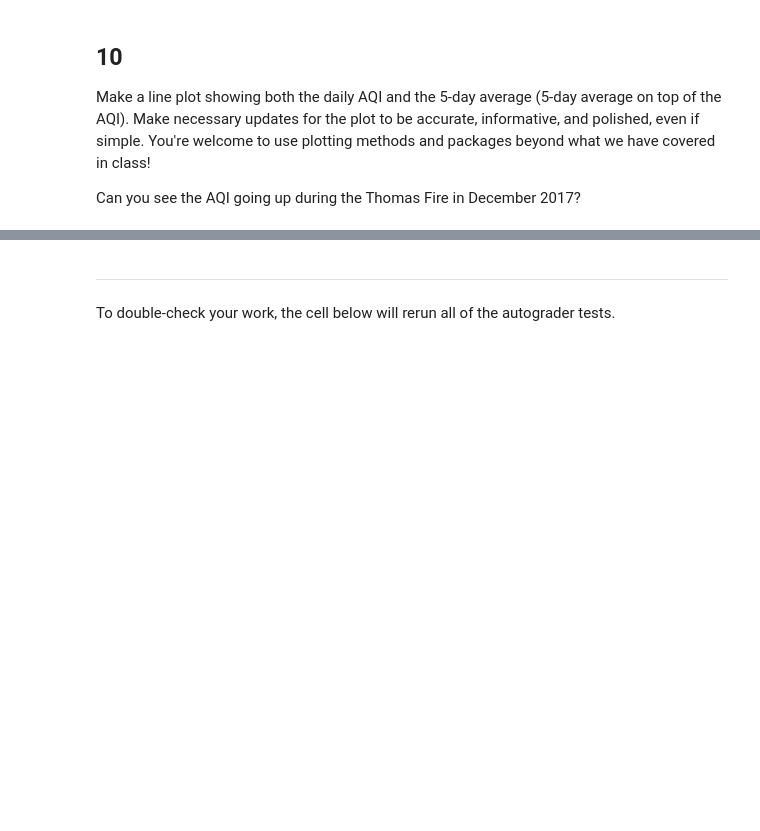
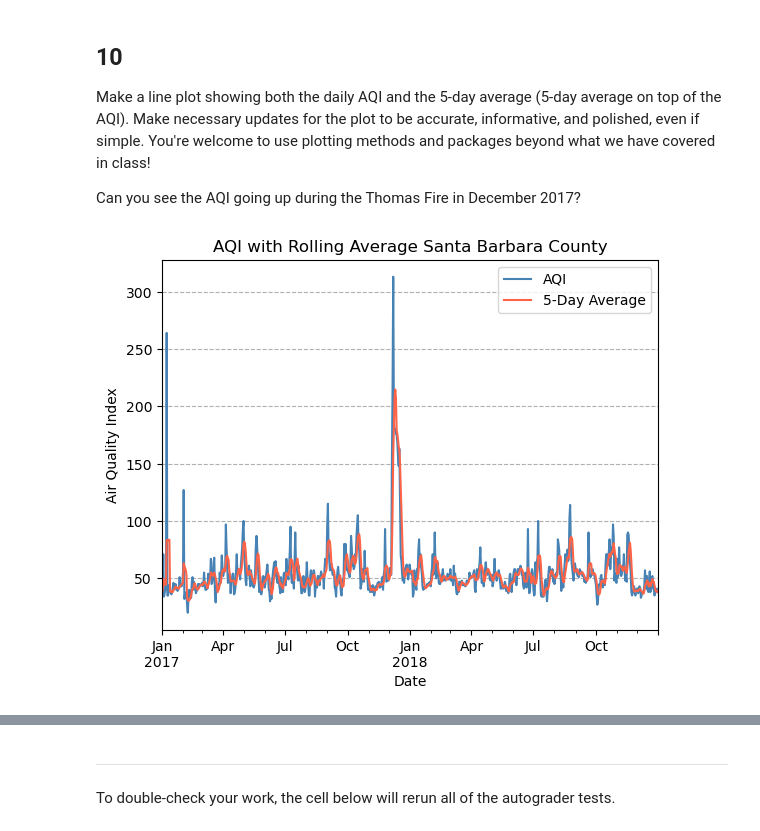
Before and after one commit to ht-oliver/eds220-hwk2, a Jupyter notebook: task3/hwk2-task3-aqi.ipynb, the cells around one changed output, grey strips where cells are left out. Cells and saved outputs as stored; diff of their text form; code cells hidden in the pictures; blank space fills up the shorter version.

```diff
--- a/task3/hwk2-task3-aqi.ipynb
+++ b/task3/hwk2-task3-aqi.ipynb
@@ -251,7 +293,10 @@ c. What is the data type of the `date` column? Write your answer in the markdown
 In the following cell:
 1. Update the date column of `aqi_sb` to be a `pandas.datetime` object.
 2. Update the index of `aqi_sb` to be the `date` column.
-# %%
-aqi_sb.date = ...
-aqi_sb = ...
-aqi_sb
+# %%
+# Use pandas built-in 'to_datetime' function to change the 'date' dtype
+aqi_sb.date = pd.to_datetime(aqi_sb['date'])
+
+# Re-assign the index to the new datetime column, overwrite df
+aqi_sb = aqi_sb.set_index('date')
+aqi_sb
@@ -269,5 +334,5 @@ In the next cell we will calculate an average over a [rolling window](https://pa
 Store your answer in the `rolling_average` variable. You should have two columns in your series, `date` and the averages.
 # %%
 # Calculate AQI rolling average over 5 days
-rolling_average = ...
+rolling_average = aqi_sb['aqi'].rolling('5D').mean()
 rolling_average
@@ -281,0 +361,3 @@ aqi_sb
+# %%
+# Create a new column in aqi_sb that is populated with rolling average series values
+aqi_sb['five_day_average'] = rolling_average
@@ -288,3 +396,17 @@ grader.check("q9")
 Make a line plot showing both the daily AQI and the 5-day average (5-day average on top of the AQI). Make necessary updates for the plot to be accurate, informative, and polished, even if simple. You're welcome to use plotting methods and packages beyond what we have covered in class!
 
 Can you see the AQI going up during the Thomas Fire in December 2017?
+# %%
+
+
+aqi_plot = aqi_sb.plot(kind = 'line',
+            y = ['aqi', 'five_day_average'],
+            xlabel = 'Date',
+            ylabel = 'Air Quality Index',
+            title = 'AQI with Rolling Average Santa Barbara County',
+            color = ['steelblue', 'tomato'])
+
+aqi_plot.legend(['AQI', '5-Day Average'])
+aqi_plot.grid(True, axis = 'y', linestyle='--')
+# %% [output]
+[figure, added]
```
Also changed, not shown: parts of 13 cells of this notebook.
